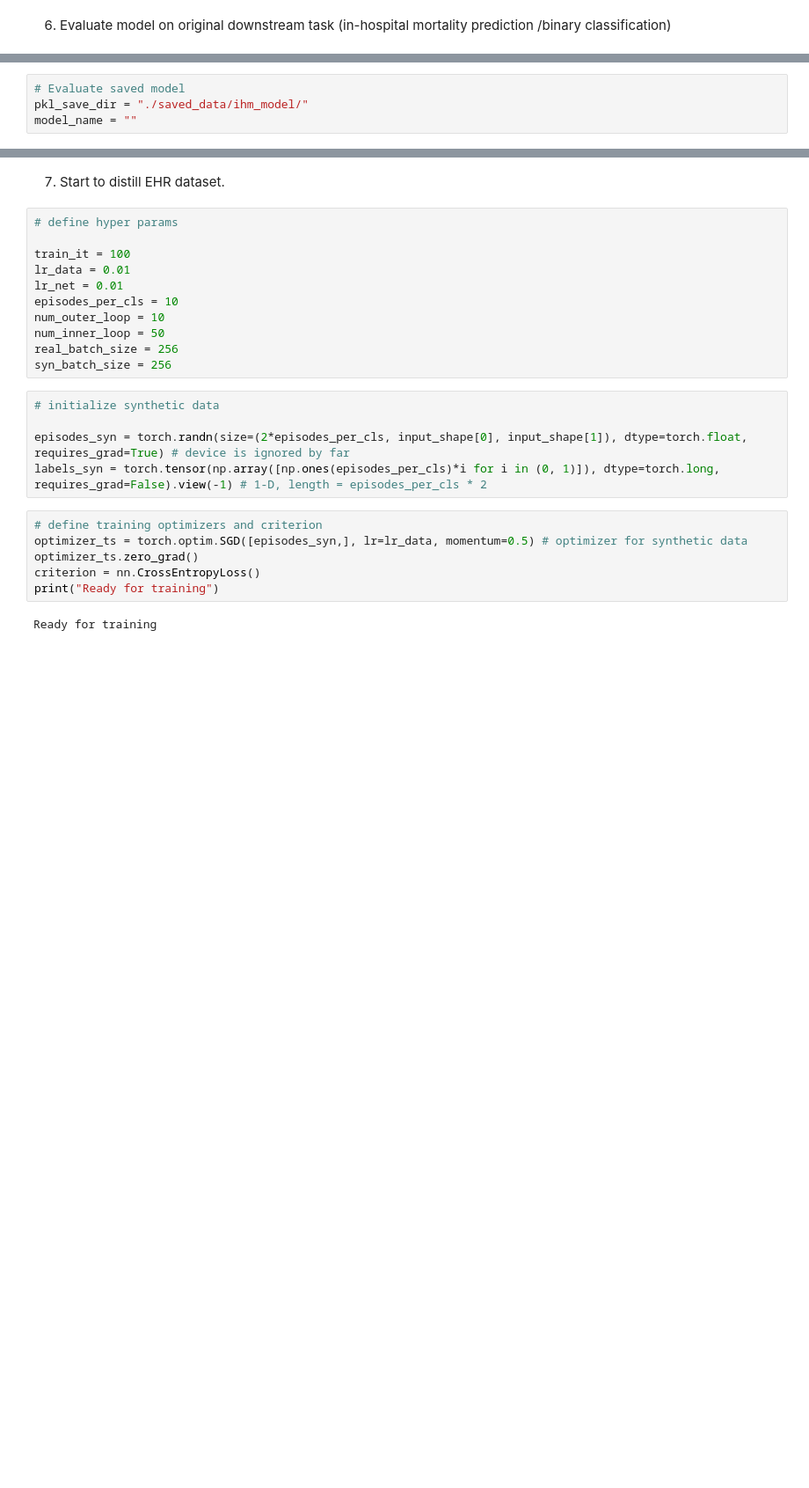
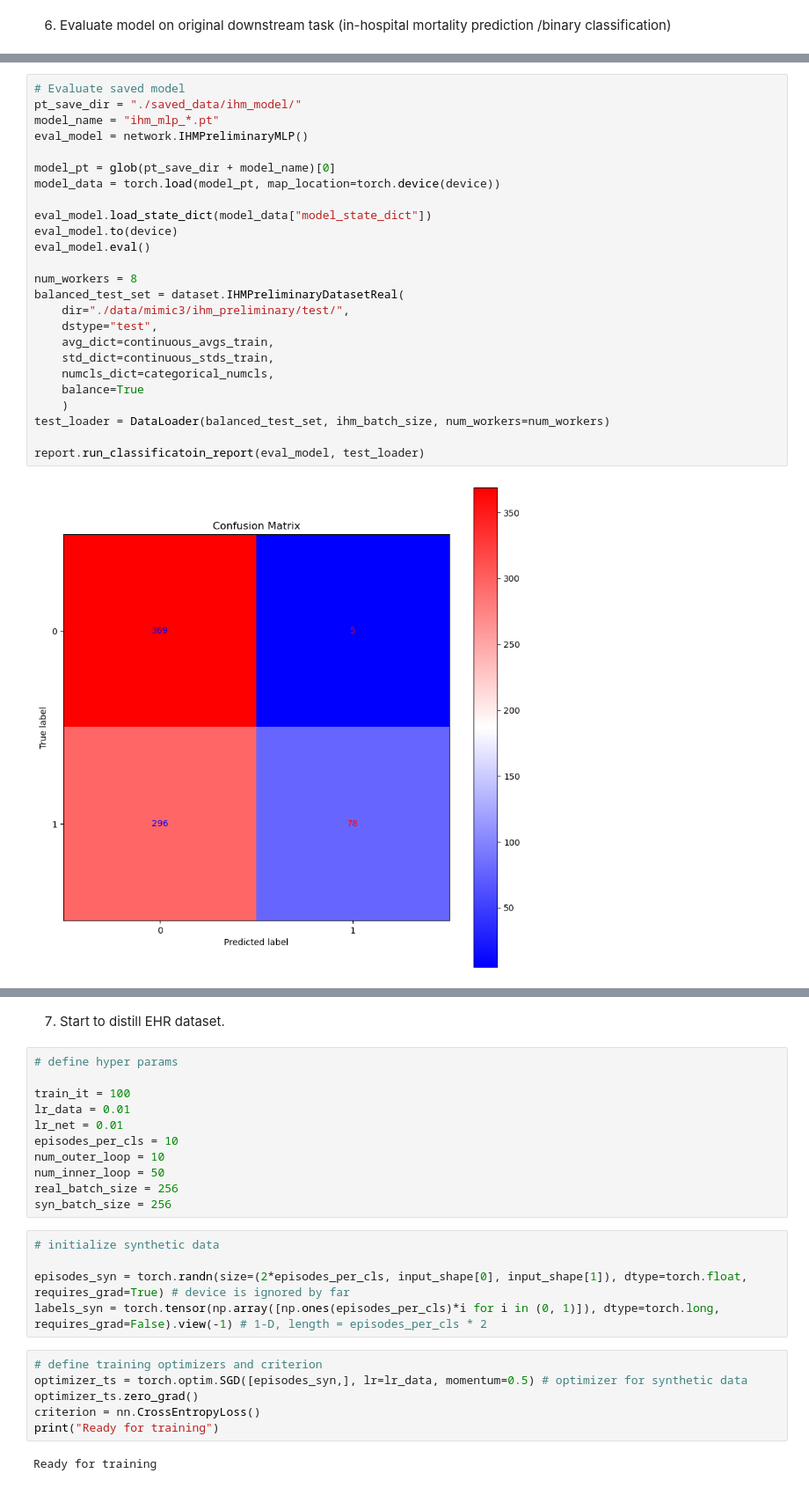
Before and after one commit to Ryan-Bohn/EHR-Distillation, a Jupyter notebook: ihm_preliminary.ipynb, the cells around one changed output, grey strips where cells are left out. Shown: that part at 88% size. Saved outputs shown, nothing was run; the diff lists cells and outputs as text; blank space fills up the shorter version.

Commit message:
classification report

```diff
--- a/ihm_preliminary.ipynb
+++ b/ihm_preliminary.ipynb
@@ -210,7 +230,30 @@ for e in pbar:
             }, file_path)
 
     pbar.set_description(f"Training on original task, epoch {e}\ntrain loss = {train_loss}, train acc = {train_acc}\ntest loss = {test_loss}, test acc ={test_acc}")
-# %%
-# Evaluate saved model
-pkl_save_dir = "./saved_data/ihm_model/"
-model_name = ""
+# %%
+# Evaluate saved model
+pt_save_dir = "./saved_data/ihm_model/"
+model_name = "ihm_mlp_*.pt"
+eval_model = network.IHMPreliminaryMLP()
+
+model_pt = glob(pt_save_dir + model_name)[0]
+model_data = torch.load(model_pt, map_location=torch.device(device))
+
+eval_model.load_state_dict(model_data["model_state_dict"])
+eval_model.to(device)
+eval_model.eval()
+
+num_workers = 8
+balanced_test_set = dataset.IHMPreliminaryDatasetReal(
+    dir="./data/mimic3/ihm_preliminary/test/",
+    dstype="test",
+    avg_dict=continuous_avgs_train,
+    std_dict=continuous_stds_train,
+    numcls_dict=categorical_numcls,
+    balance=True
+    )
+test_loader = DataLoader(balanced_test_set, ihm_batch_size, num_workers=num_workers)
+
+report.run_classificatoin_report(eval_model, test_loader)
+# %% [output]
+[figure, added]
```
Also changed, not shown: parts of 10 cells of this notebook, 10 other files.
